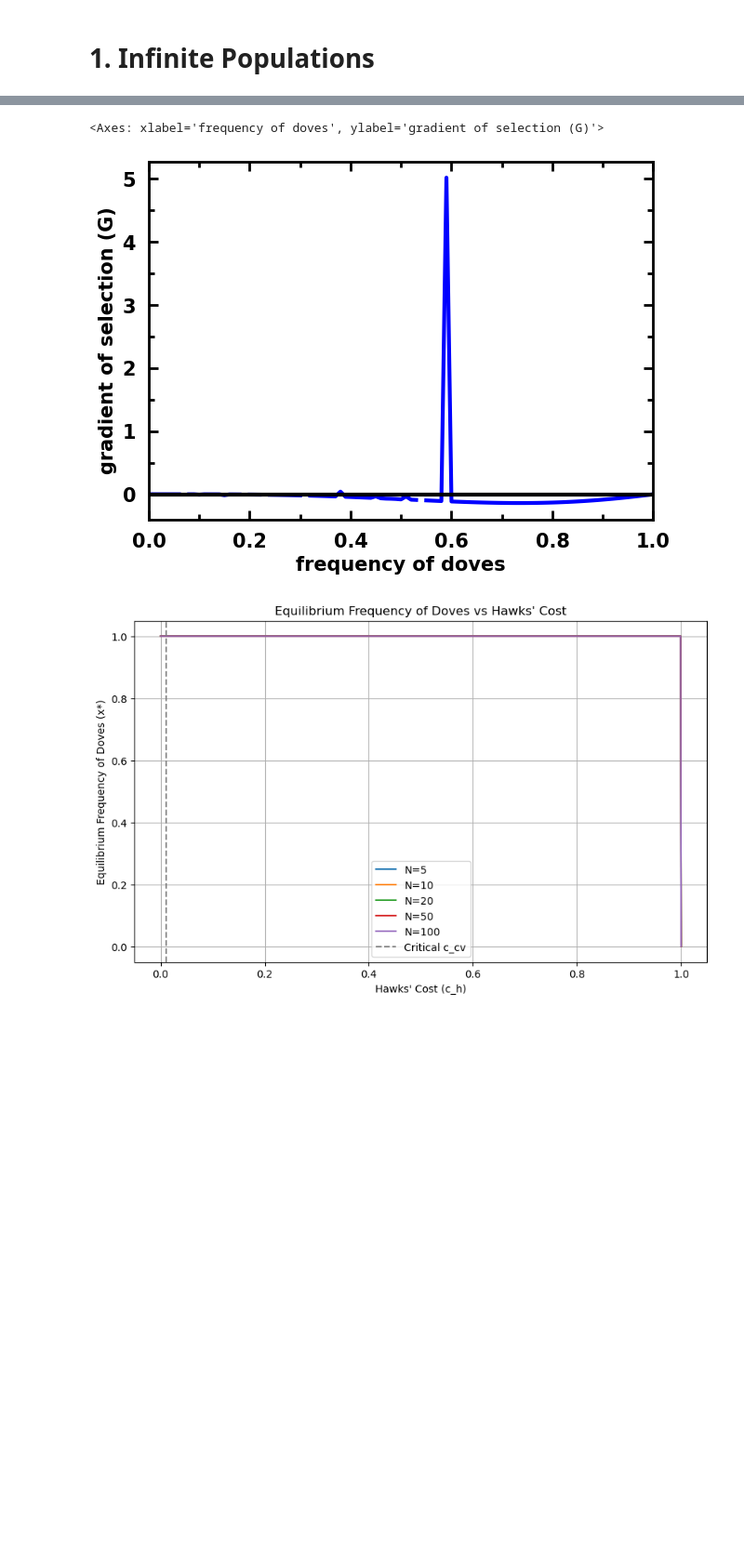
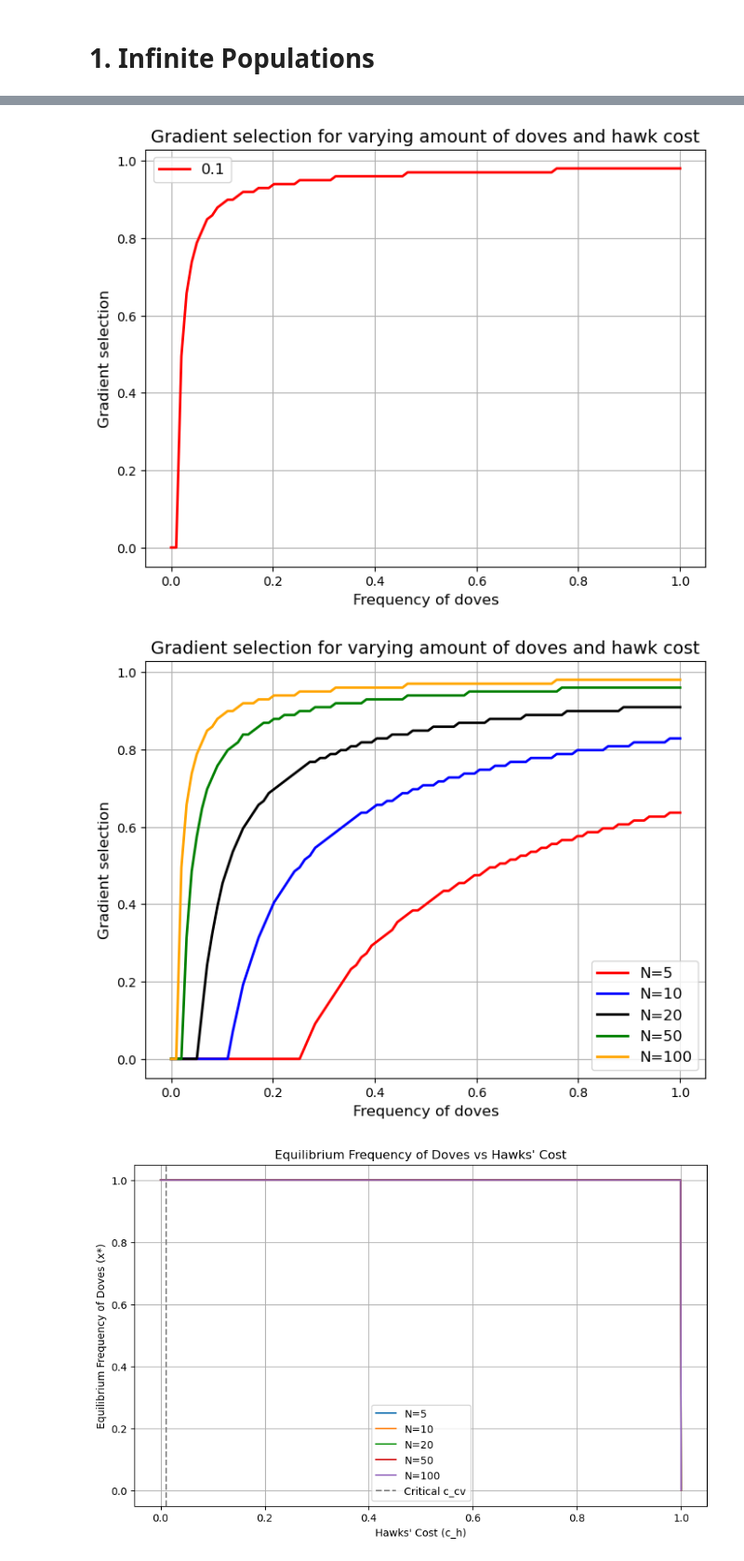
Before and after one commit to femkegeens/CGT, a Jupyter notebook: cgt_group_assignment.ipynb, the cells around one changed output, grey strips where cells are left out. Shown: that part at 93% size. Cells and saved outputs as stored; diff of their text form; code cells hidden in the pictures; blank space fills up the shorter version.

```diff
--- a/cgt_group_assignment.ipynb
+++ b/cgt_group_assignment.ipynb
@@ -116,22 +117,0 @@ plt.show()
-# %%
-R = 1
-N = 5
-n_hawks = np.random.randint(0, N)
-n_doves = N - n_hawks
-
-x_hawks = n_hawks/N
-x_doves = 1-x_hawks
-
-payoff_matrix = np.array([
-    [P_H(n_hawks, 0.5),  P_H(n_hawks, 0.5)],
-    [0,  P_D(n_hawks)]
-])
-x = np.linspace(0, 1, num=101, dtype=np.float64)
-gradient_function = lambda x: egt.analytical.replicator_equation_n_player(x, payoff_matrix, group_size=5)
-gradients = calculate_gradients(np.array((x, 1 - x)).T, gradient_function)
-
-# Plot the gradient
-egt.plotting.plot_gradients(gradients[:, 1], xlabel="frequency of doves")
-# %% [output]
-<Axes: xlabel='frequency of doves', ylabel='gradient of selection (G)'>
-[figure, removed]
@@ -140,3 +158,26 @@ import scipy
+# %%
+
+#Plotting
+labels = ["N=5", "N=10", "N=20", "N=50", "N=100"]
+colors = ["red", "blue", "black", "green", "orange"]
+
+# Plot each array
+plt.figure(figsize=(8, 6))
+for i, values in enumerate(eq_results):
+    plt.plot(dove_densities, values, label=labels[i], color=colors[i], linewidth=2)
+
+# Add labels, legend, and grid
+plt.xlabel("Frequency of doves", fontsize=12)
+plt.ylabel("Gradient selection", fontsize=12)
+plt.title("Gradient selection for varying amount of doves and hawk cost", fontsize=14)
+plt.legend(fontsize=12)
+plt.grid(True)
+
+# Show the plot
+plt.show()
+# %% [output]
+[figure, added]
+[figure, added]
 # %%
 #Experiment (Figure: 1.B)
 
```
Also changed, not shown: parts of 9 cells of this notebook.
